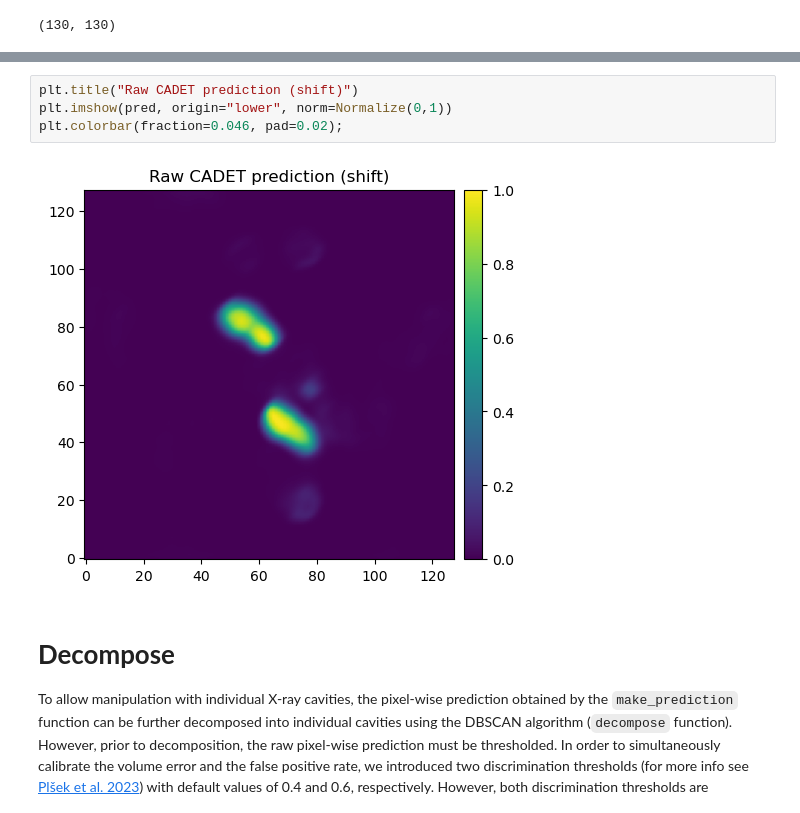
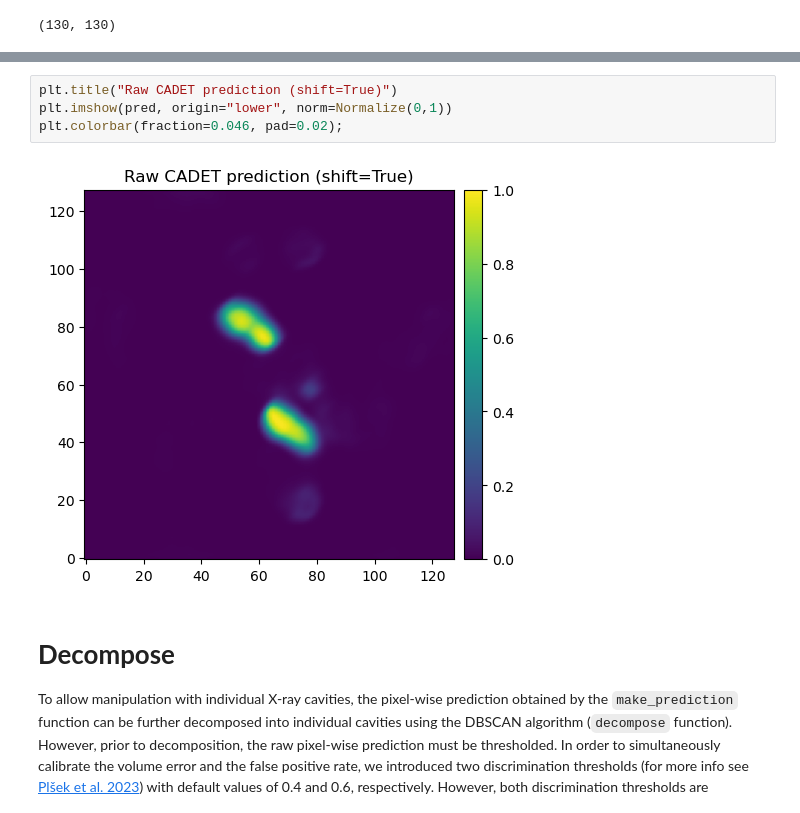
Before and after one commit to tomasplsek/CADET, a Jupyter notebook: example/CADET.ipynb, the cells around one changed output, grey strips where cells are left out. Drawn from its saved outputs; the diff is of its cells as text.

```diff
--- a/example/CADET.ipynb
+++ b/example/CADET.ipynb
@@ -137,10 +128,10 @@ Wall time: 5.22 s
 (128, 128)
 # %%
-plt.title("Raw CADET prediction (shift)")
+plt.title("Raw CADET prediction (shift=True)")
 plt.imshow(pred, origin="lower", norm=Normalize(0,1))
 plt.colorbar(fraction=0.046, pad=0.02);
 # %% [output]
-[figure, old version]
+[figure, new version]
 # %% [markdown]
 # **Decompose**
 
```
Also changed, not shown: parts of 18 cells of this notebook, 50 other files.
